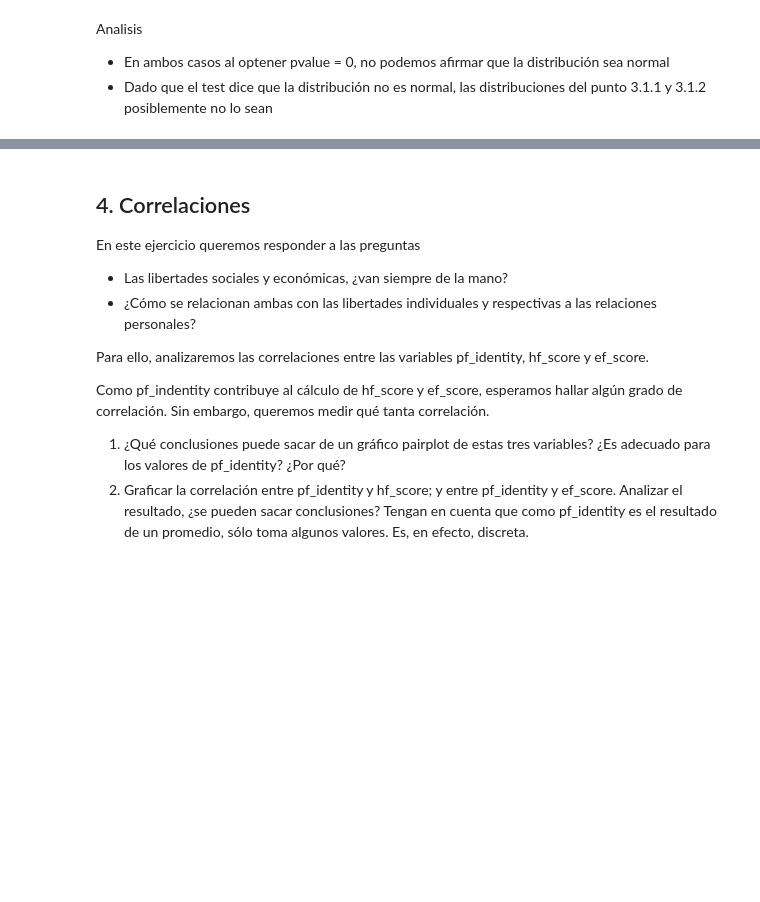
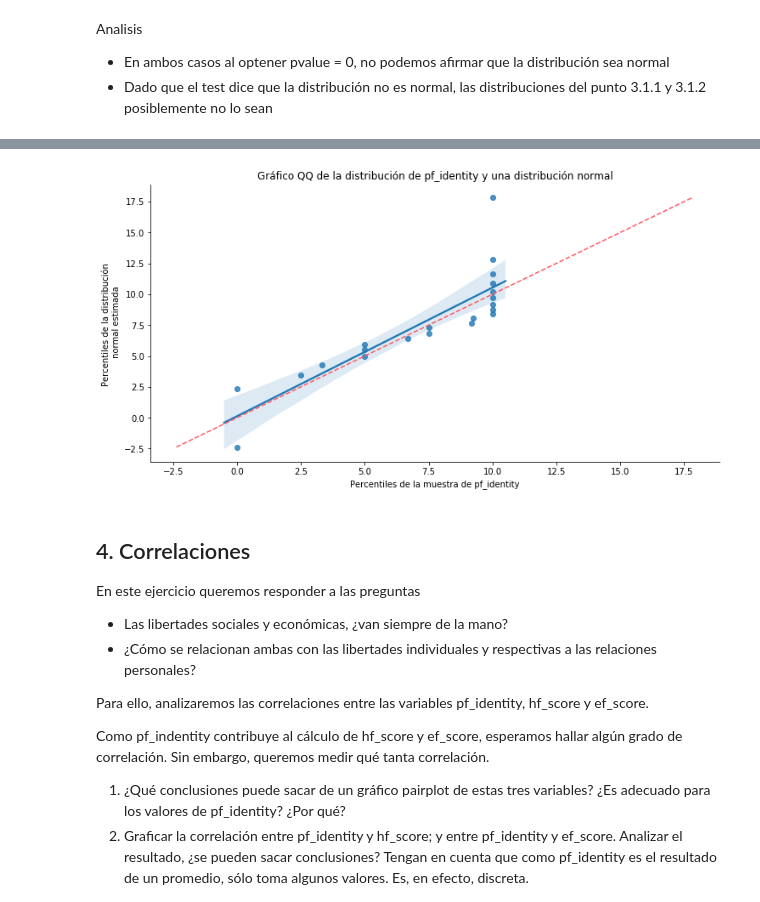
Before and after one commit to abernalc/diplodatos2019, a Jupyter notebook: 02_practico_I.ipynb, the cells around one changed output, grey strips where cells are left out. Drawn from its saved outputs; the diff is of its cells as text; code cells hidden in the pictures; blank space fills up the shorter version.

```diff
--- a/02_practico_I.ipynb
+++ b/02_practico_I.ipynb
@@ -278,3 +304,16 @@ pero hay que tener en cuenta que si la distribución es "norm", entonces va a co
+# %%
+plt.figure(figsize=(12,6))
+seaborn.regplot(x=qn_sample, y=qn_norm_dist)
+plt.xlabel('Percentiles de la muestra de pf_identity')
+plt.ylabel('Percentiles de la distribución \n normal estimada')
+plt.title('Gráfico QQ de la distribución de pf_identity y una distribución normal')
+
+x = numpy.linspace(numpy.min((qn_sample.min(), qn_norm_dist.min())), numpy.max((qn_sample.max(),qn_norm_dist.max())))
+plt.plot(x,x, color="#FF5964", ls="--")
+
+seaborn.despine()
+# %% [output]
+[figure, added]
 # %% [markdown]
 ## 4. Correlaciones
 
```
Also changed, not shown: parts of 6 cells of this notebook.
